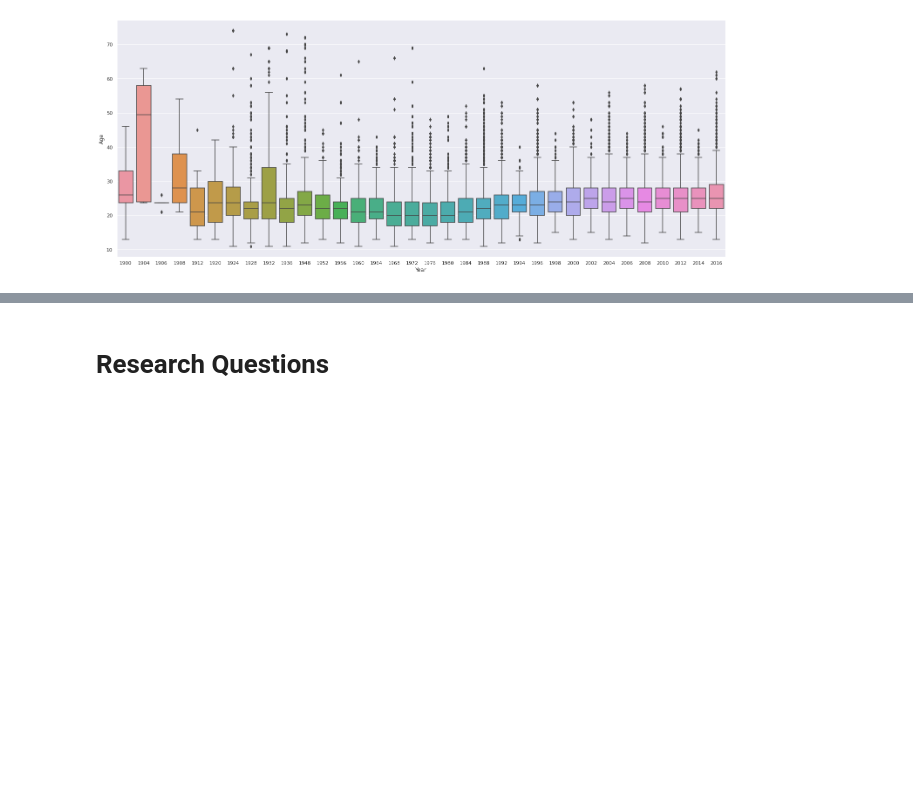
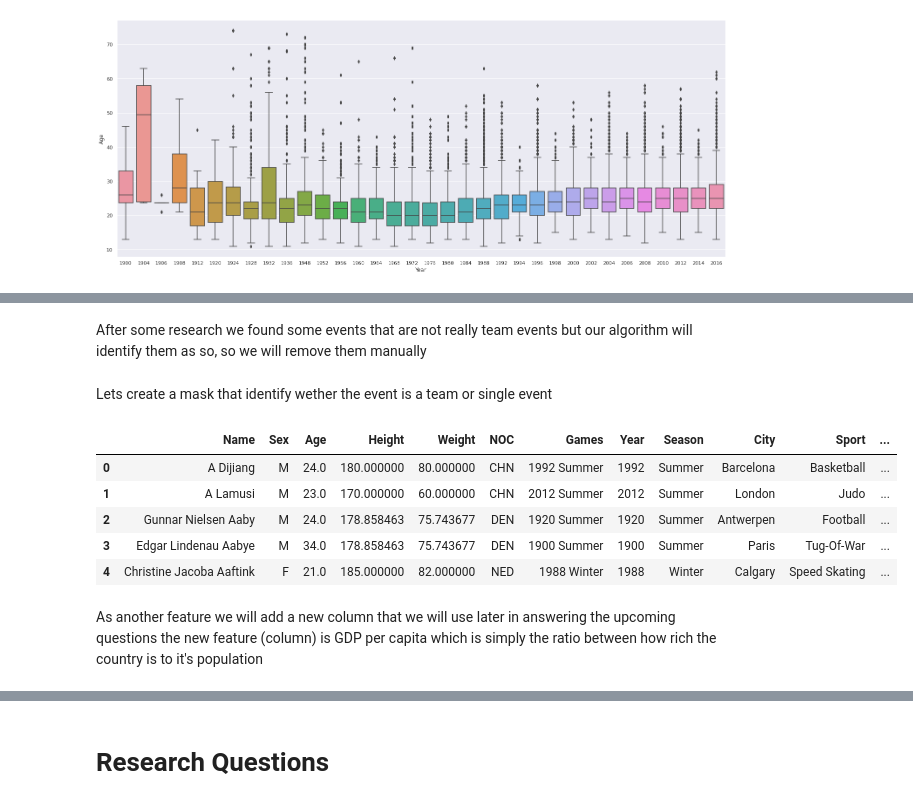
Before and after one commit to CSEN1095-W21/project-u8, a Jupyter notebook: cleaning.ipynb, the cells around one changed output, grey strips where cells are left out. Cells and saved outputs as stored; diff of their text form; code cells hidden in the pictures; blank space fills up the shorter version.

```diff
--- a/cleaning.ipynb
+++ b/cleaning.ipynb
@@ -796,0 +875,12 @@ sns.boxplot(x="Year", y="Age", data=olympics_merge_outliersDropped[olympics_merg
+# %%
+# Check whether number of medals won in a year for an event by a team exceeds 1. This indicates a team event.
+identify_team_events = pd.pivot_table(olympics_final,
+                                      index = ['Team', 'Year', 'Event'],
+                                      columns = 'Medal',
+                                      values = 'Medal_Won',
+                                      aggfunc = 'sum',
+                                     fill_value = 0).drop('non', axis = 1).reset_index()
+
+identify_team_events = identify_team_events.loc[identify_team_events['Gold'] > 1, :]
+
+team_sports = identify_team_events['Event'].unique()
@@ -796,0 +907,37 @@ sns.boxplot(x="Year", y="Age", data=olympics_merge_outliersDropped[olympics_merg
+# %% [markdown]
+After some research we found some events that are not really team events but our algorithm will identify them as so, so we will remove them manually
+# %%
+remove_sports = ["Gymnastics Women's Balance Beam", "Gymnastics Men's Horizontal Bar",
+                 "Swimming Women's 100 metres Freestyle", "Swimming Men's 50 metres Freestyle"]
+
+team_sports = list(set(team_sports) - set(remove_sports))
+# %% [markdown]
+Lets create a mask that identify wether the event is a team or single event
+# %%
+# if an event name matches with one in team sports, then it is a team event. Others are singles events.
+team_event_mask = olympics_final['Event'].map(lambda x: x in team_sports)
+single_event_mask = [not i for i in team_event_mask]
+
+# rows where medal_won is 1
+medal_mask = olympics_final['Medal_Won'] == 1
+
+# Put 1 under team event if medal is won and event in team event list
+olympics_final['Team_Event'] = np.where(team_event_mask & medal_mask, 1, 0)
+
+# Put 1 under singles event if medal is won and event not in team event list
+olympics_final['Single_Event'] = np.where(single_event_mask & medal_mask, 1, 0)
+
+# Add an identifier for team/single event
+olympics_final['Event_Category'] = olympics_final['Single_Event'] + \
+olympics_final['Team_Event']
+# %%
+olympics_final.head()
+# %% [output]
+|  | Name | Sex | Age | Height | Weight | NOC | Games | Year | Season | City | Sport | ... |
+| 0 | A Dijiang | M | 24.0 | 180.000000 | 80.000000 | CHN | 1992 Summer | 1992 | Summer | Barcelona | Basketball | ... |
+| 1 | A Lamusi | M | 23.0 | 170.000000 | 60.000000 | CHN | 2012 Summer | 2012 | Summer | London | Judo | ... |
+| 2 | Gunnar Nielsen Aaby | M | 24.0 | 178.858463 | 75.743677 | DEN | 1920 Summer | 1920 | Summer | Antwerpen | Football | ... |
+| 3 | Edgar Lindenau Aabye | M | 34.0 | 178.858463 | 75.743677 | DEN | 1900 Summer | 1900 | Summer | Paris | Tug-Of-War | ... |
+| 4 | Christine Jacoba Aaftink | F | 21.0 | 185.000000 | 82.000000 | NED | 1988 Winter | 1988 | Winter | Calgary | Speed Skating | ... |
+# %% [markdown]
+As another feature we will add a new column that we will use later in answering the upcoming questions the new feature (column) is GDP per capita which is simply the ratio between how rich the country is to it's population
```
Also changed, not shown: parts of 31 cells of this notebook.
